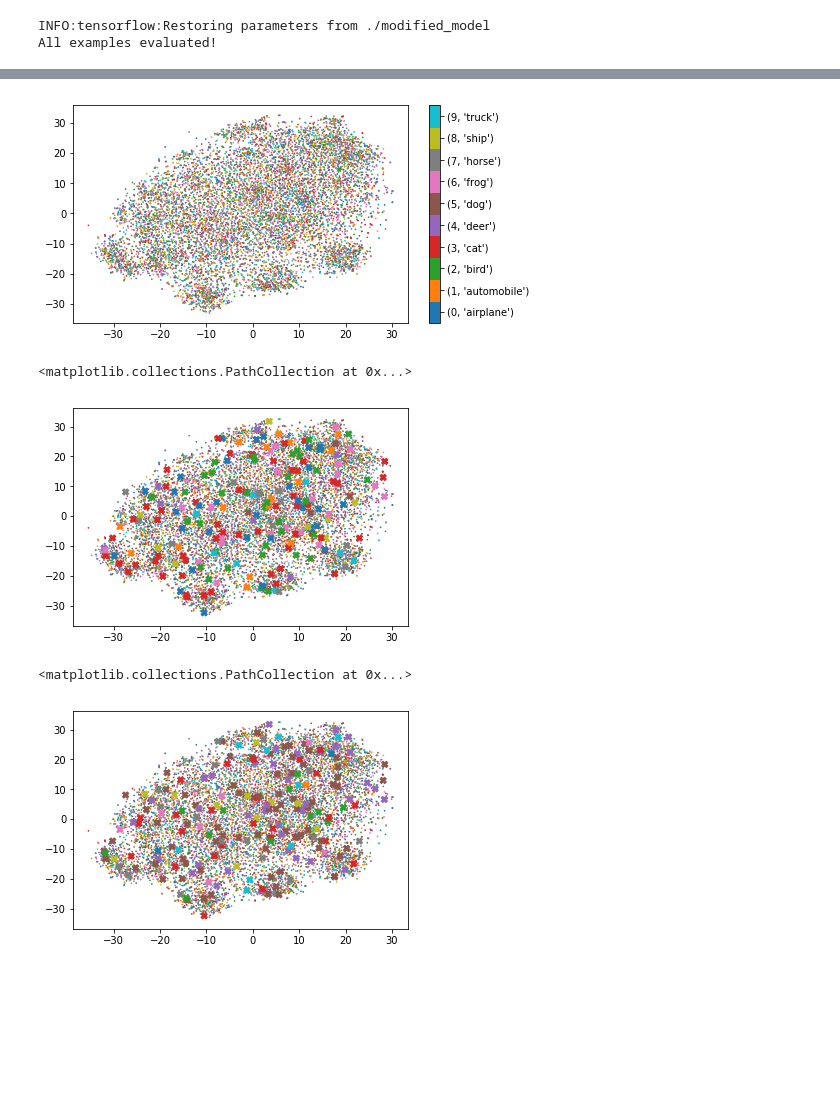
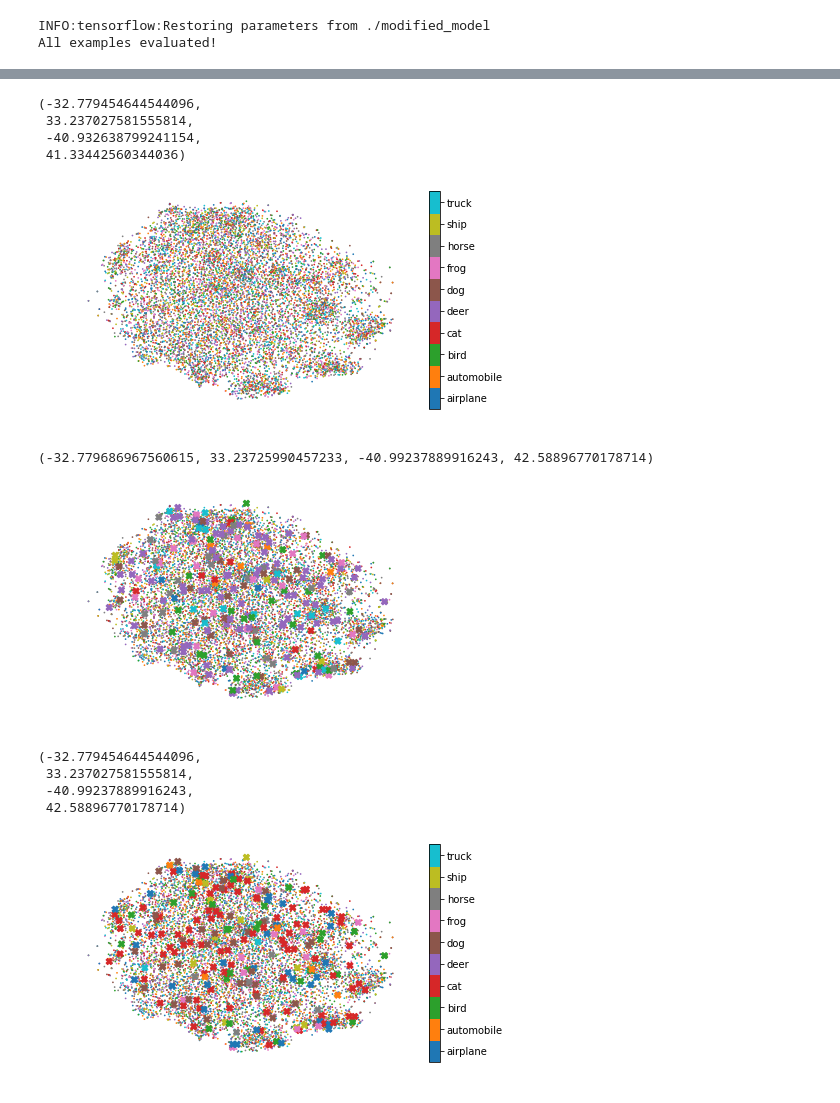
Before and after one commit to vorzawk/mdlAttack, a Jupyter notebook: cifar10_analyzeAttack.ipynb, the cells around one changed output, grey strips where cells are left out. Saved outputs shown, nothing was run; the diff lists cells and outputs as text; code cells hidden in the pictures; blank space fills up the shorter version.

Commit message:
updated code to make the figures clearer

```diff
--- a/cifar10_analyzeAttack.ipynb
+++ b/cifar10_analyzeAttack.ipynb
@@ -122,14 +124,19 @@ def map_labelsToColors(labels):
 # %%
 allImagesTsne_x, allImagesTsne_y = allImagesTsne.T
 fig = plt.figure(figsize=(7.5,4))
 plt.scatter(allImagesTsne_x, allImagesTsne_y, c=train_labels[:10000], s=0.5, cmap='tab10')
 sm = plt.cm.ScalarMappable(cmap='tab10')
 sm.set_array([])
 cb = plt.colorbar(sm)
 cb.set_ticks(np.linspace(0.05,0.95,10))
-cb.set_ticklabels(list(enumerate(class_labels)))
+cb.set_ticklabels(class_labels)
+plt.axis('off')
 # %% [output]
+(-32.779454644544096,
+ 33.237027581555814,
+ -40.932638799241154,
+ 41.33442560344036)
-[figure, old version]
+[figure, new version]
 # %%
 #plt.figure(figsize=(10,10))
 plt.scatter(allImagesTsne_x, allImagesTsne_y, c=predictionsTrainedModel, s=0.5, cmap='tab10')
@@ -139,19 +146,30 @@ plt.scatter(allImagesTsne_x[indices],
             allImagesTsne_y[indices],
             c=map_labelsToColors(predictionsTrainedModel[indices]),
             marker = 'X', s=40)
+plt.axis('off')
 # %% [output]
-<matplotlib.collections.PathCollection at 0x...>
+(-32.779686967560615, 33.23725990457233, -40.99237889916243, 42.58896770178714)
-[figure, old version]
+[figure, new version]
 # %%
 #plt.figure(figsize=(10,10))
+fig = plt.figure(figsize=(7.5,4))
 plt.scatter(allImagesTsne_x, allImagesTsne_y, c=predictionsTrainedModel, s=0.5, cmap='tab10')
 plt.scatter(allImagesTsne_x[indices],
             allImagesTsne_y[indices],
             c=map_labelsToColors(predictionsModifiedModel[indices]),
             marker = 'X', s=40)
+sm = plt.cm.ScalarMappable(cmap='tab10')
+sm.set_array([])
+cb = plt.colorbar(sm)
+cb.set_ticks(np.linspace(0.05,0.95,10))
+cb.set_ticklabels(class_labels)
+plt.axis('off')
 # %% [output]
-<matplotlib.collections.PathCollection at 0x...>
+(-32.779454644544096,
+ 33.237027581555814,
+ -40.99237889916243,
+ 42.58896770178714)
-[figure, old version]
+[figure, new version]
 # %%
 print(sum(predictionsModifiedModel[indices] != predictionsTrainedModel[indices]))
 num = 5
```
Also changed, not shown: parts of 6 cells of this notebook, 3 other files.
